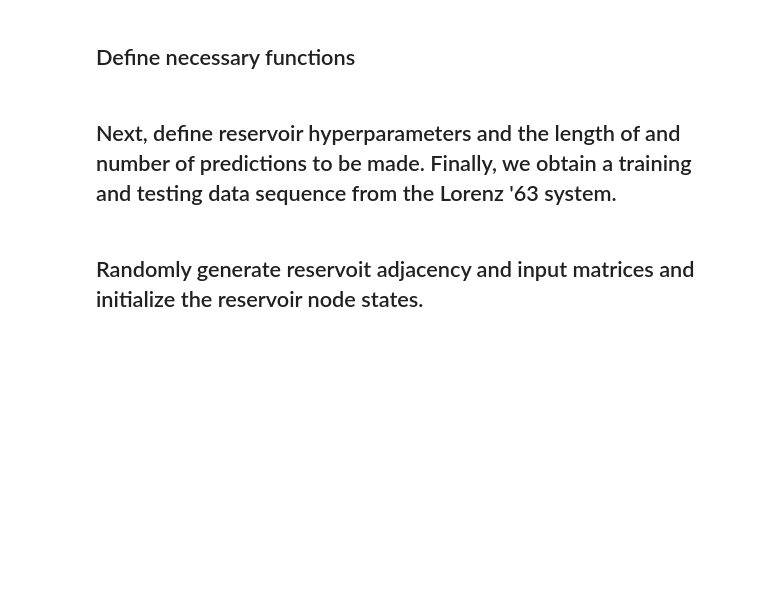
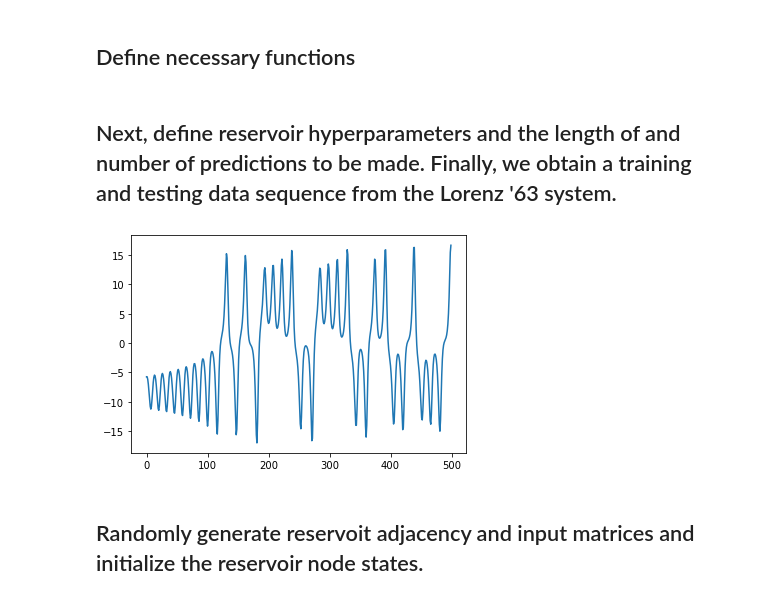
Before and after one commit to awikner/Reservoir-GN-RL, a Jupyter notebook: Reservoir_lorenz63_test.ipynb, the cells around one changed output. Drawn from its saved outputs; the diff is of its cells as text; code cells hidden in the pictures; blank space fills up the shorter version.

```diff
--- a/Reservoir_lorenz63_test.ipynb
+++ b/Reservoir_lorenz63_test.ipynb
@@ -31,8 +32,10 @@ def rk4(x, time, tau, r_t, dxdt):
     xnext = x + 1/6*tau*(k1+2*k2+2*k3+k4)
     return xnext
 
-def getLorenzData(data_length, r_t, dxdt_lorenz,transient_length = 1000, tau = 0.1):
+def getLorenzData(data_length, r_t, dxdt_lorenz,transient_length = 1000, tau = 0.01,sample_tau = 0.05, seed = 5):
     # Obtains time series of Lorenz '63 states after some initial transient time
+    sampling_rate = round(sample_tau/tau)
+    np.random.seed(seed)
     x = np.random.rand(3)
     time = -transient_length*tau
     for i in range(0,transient_length):
@@ -45,6 +48,9 @@ def getLorenzData(data_length, r_t, dxdt_lorenz,transient_length = 1000, tau = 0
         data[:,i+1] = rk4(data[:,i],time,tau,r_t,dxdt_lorenz)
         time += tau
 
+    data = data[:,::sampling_rate]
+    plt.plot(data[0,:500])
+    plt.show()
     return data
 
 def r_t_cosine(time, period = 500, max_height = 48/28):
@@ -79,26 +85,33 @@ def getPrediction(win, A_mat, wout, x, predict_length, leakage):
 # %% [markdown]
 ## Next, define reservoir hyperparameters and the length of and number of predictions to be made. Finally,  we obtain a training and testing data sequence from the Lorenz '63 system.
 # %%
+# input_weight = 1e-1 #Input weight for reservoir
 input_weight = 1e-2 #Input weight for reservoir
 spectral_radius = 0.9 #Spectral radius, maximum magnitude eigenvalue of reservoir adjacency matrix
 regularization = 1e-5 #Tikhonov regularization term
 average_degree = 3 #Average in-degree for each reservoir node
 leakage = 0 #Leakage parameter, unused
 # forget = 1
 # inv_forget = 1/forget
 data_seed = 30  #Seed for initializing data
 
-step = 0.05 #Time step size for Lorenz system
+int_step = 0.01
+step = 0.05
+#Time step size for Lorenz system
 transient_length = int(50/step) #Length of initial transient input to reservoir before training begins
-data_length = int(3000/step) #Length of full data set
-train_length = int(100/step) #Length of training data
-predict_length = int(20/step)  #Length of each prediction
+data_length = int(3000/int_step) #Length of full data set
+train_length = int(150/step) #Length of training data
+predict_length = 200  #Length of each prediction
 predict_gap_length = int(5/step) #Length of time between subsequent predictions
 num_predictions = 100  #Total number of predictions made
 
 approx_num_nodes = 300 #Approximate Number of nodes in the reservoir (rounded such that each input connects to the same number of nodes)
 np.random.seed(data_seed)
-train_input_sequence = getLorenzData(data_length,r_t_const,dxdt_lorenz,tau = 0.05) #Obtain Lorenz Data
+train_input_sequence = getLorenzData(data_length,r_t_const,dxdt_lorenz,tau = int_step,sample_tau = step) #Obtain Lorenz Data
+# scaler = preprocessing.StandardScaler().fit(train_input_sequence.T)
+# train_input_sequence = np.transpose(scaler.transform(train_input_sequence.T))
+# %% [output]
+[figure, added]
 # %% [markdown]
 ## Randomly generate reservoit adjacency and input matrices and initialize the reservoir node states.
 # %%
```
Also changed, not shown: parts of 6 cells of this notebook, 18 other files.
